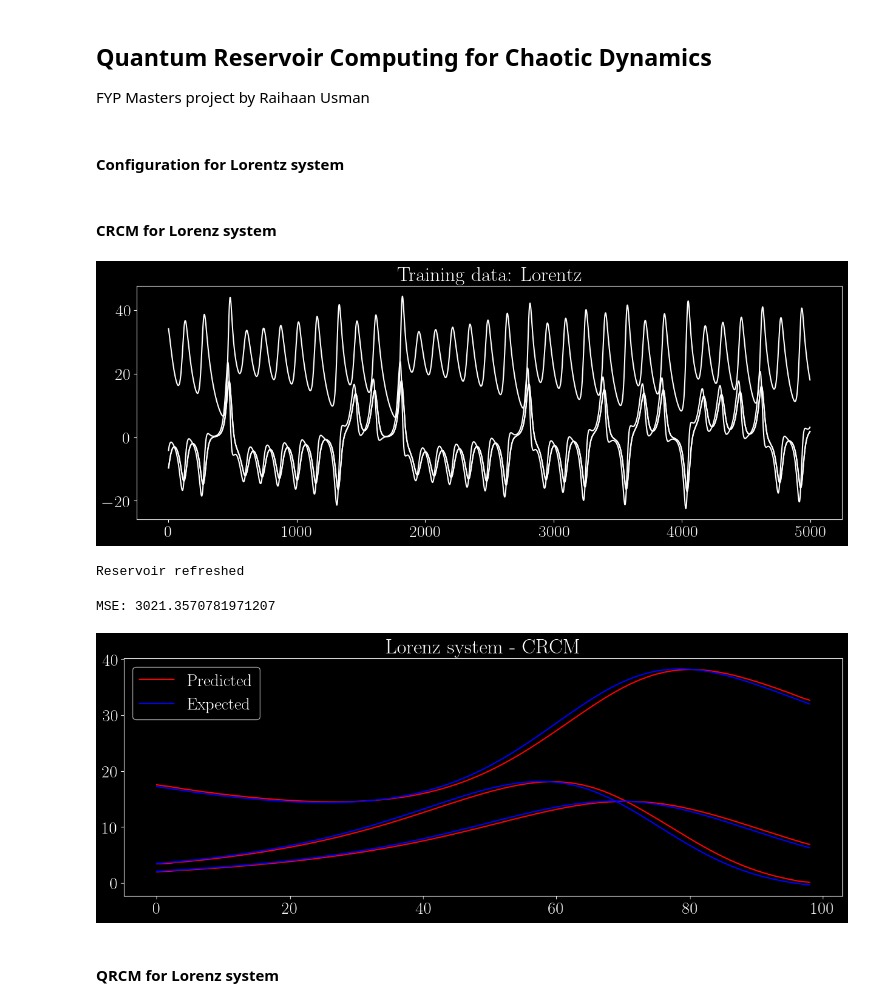
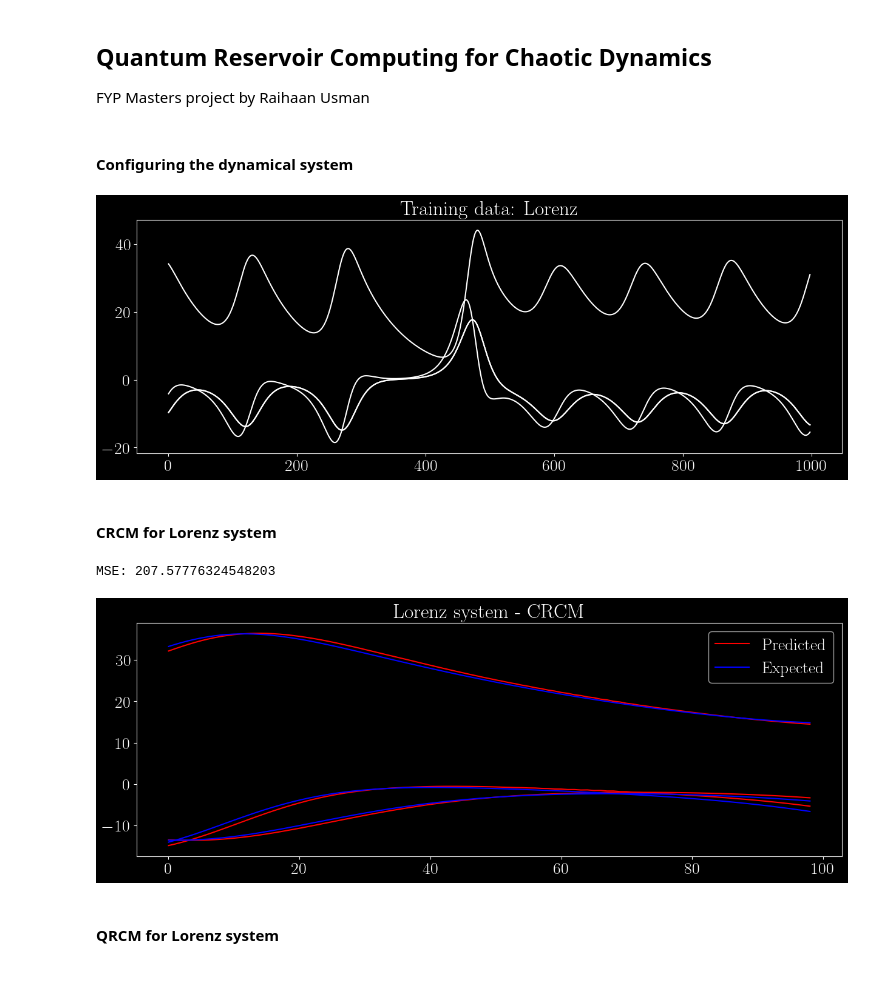
Before and after one commit to raihaan123/Quantum-Turbulence-Learning, a Jupyter notebook: src/main.ipynb, the cells around one changed output. Cells and saved outputs as stored; diff of their text form; code cells hidden in the pictures; blank space fills up the shorter version.

```diff
--- a/src/main.ipynb
+++ b/src/main.ipynb
@@ -8,8 +8,8 @@ from backend import CRCM, QRCM
 import numpy as np
 import os;  os.environ["OMP_NUM_THREADS"] = '32' # Imposes cores
 from matplotlib import pyplot as plt
-# %% [markdown]
-#### Configuration for Lorentz system
+# %% [markdown]
+#### Configuring the dynamical system
 # %%
 # Data generation parameters
 upsample        = 1                     # To increase the dt of the ESN wrt the numerical integrator
@@ -18,31 +18,32 @@ params          = [8/3, 28, 10]         # Parameters for the Lorenz system
 
 # Define N for washout, training, validation and testing
 N_washout       = 50
-N_train         = 5000
+N_train         = 1000
 N_test          = 100
 N_sets          = [N_washout, N_train, N_test]
 
 # Instantiate the solver object
-lor3 = Lorentz(params, dt, N_sets)
+lor3 = Lorenz(params, dt, N_sets)
+lor3.generate(override=True)            # Can always be regenerated with an Autoencoder
+# %% [output]
+[figure, added]
 # %% [markdown]
 #### CRCM for Lorenz system
 # %%
 # Initialise the ESN
 crcm = CRCM(solver=lor3,
             N_units=500,
             connectivity=10,
             eps= 5e-2,
             tik= 1e-4,
             seed=0)
 
 # Train the ESN with the training data
-crcm.train(override=True)
+crcm.train()
 crcm.forward()
 # %% [output]
+MSE: 207.57776324548203
-[figure, old version]
+[figure, new version]
-Reservoir refreshed
-MSE: 3021.3570781971207
-[figure, removed]
 # %% [markdown]
 #### QRCM for Lorenz system
 # %%
```
Also changed, not shown: parts of 2 cells of this notebook, 13 other files.
